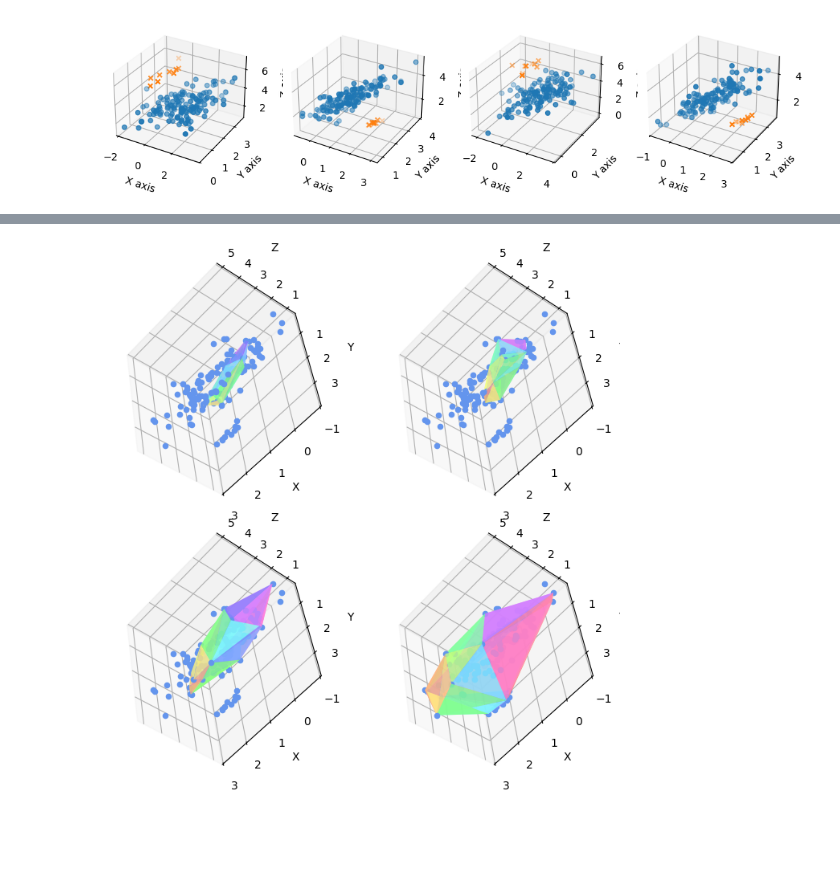
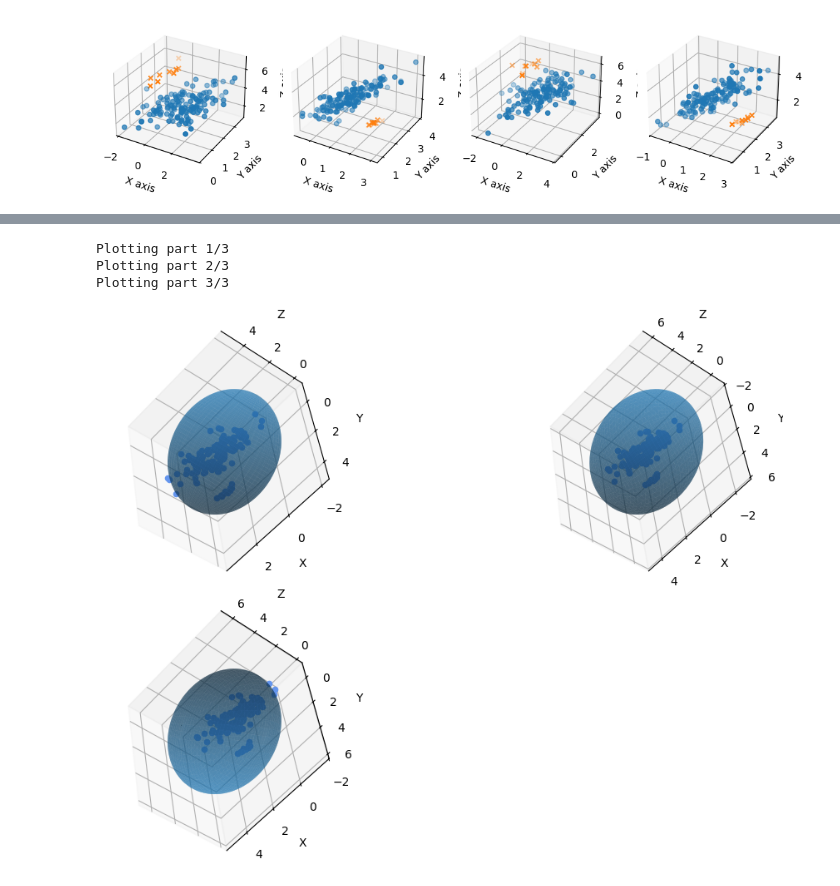
Before and after one commit to ananya-k15/data-depth, a Jupyter notebook: data_depth.ipynb, the cells around one changed output, grey strips where cells are left out. Cells and saved outputs as stored; diff of their text form; code cells hidden in the pictures; blank space fills up the shorter version.

```diff
--- a/data_depth.ipynb
+++ b/data_depth.ipynb
@@ -236,5 +241,25 @@ def split_dataset(df, column_name, n) :
 depths = L2(combined_data[:,2], combined_data)
 df = pd.DataFrame(combined_data, columns=['x', 'y', 'z'])
 df['depth'] = depths
-df.head()
+df = df.sort_values(by='depth')
+print(df.head())
+print(df.tail())
+
+# Calculate statistics
+min_depth = df['depth'].min()
+max_depth = df['depth'].max()
+depth_range = max_depth - min_depth
+mean_depth = df['depth'].mean()
+std_depth = df['depth'].std()
+
+print(f"Min Depth: {min_depth}")
+print(f"Max Depth: {max_depth}")
+print(f"Depth Range: {depth_range}")
+print(f"Mean Depth: {mean_depth}")
+print(f"Std Depth: {std_depth}")
+
+# Set tolerance to be 1 standard deviation (adjustable)
+tolerance = std_depth
+half_tolerance = tolerance/2
+third_tol = tolerance/3
 # %% [output]
@@ -311,20 +509,28 @@ def plot_convex_hull(ax, points, all, view=[30, 45, 15]) :
 # %%
-# Function to plot the progession of convex hull according to data depth
+# Function to plot the progession of ellipsoids according to data depth
 # given a dataset of points and their depths
-def convex_hull_progression(df, n=6, rows=2, columns=3, fig_size=(12, 8)) :
+def ellipsoid_progression(df, tolerance, rows=2, fig_size=(12, 8), view=[30, 120, 60]) :
     # split dataset into n parts
-    parts = split_dataset(df, 'depth', n)[::-1]
+    parts = split_dataframe_by_tolerance(df, 'depth', tolerance)[::-1]
+
+    # find number of columns
+    index, l = 0, len(parts)
+    columns = math.ceil(l/rows)
 
     # creating figure according to given specifications
     fig, axs = plt.subplots(rows, columns, figsize=fig_size, subplot_kw=dict(projection='3d'))
 
+    current_points = parts[index]
+
     # add convex hull for each part to the figure
-    index, l = 0, len(parts)
     for i in range(rows) :
         for j in range(columns) :
             if index < l :
-                plot_convex_hull(axs[i, j], parts[index], combined_data, [30, 120, 60])
+                print(f"Plotting part {index + 1}/{l}")
+                # current_points = pd.concat([parts[index], current_points])
+                current_points = parts[index]
+                plot_ellipsoid(parts[index].to_numpy()[:, :3], df.to_numpy()[:, :3], ax=axs[i, j], n_std=1.0, view=view)
                 index += 1
             else :
-                break
+                axs[i, j].axis('off')
     plt.show()
@@ -335,4 +537,7 @@ convex_hull_progression(df) # default
-# %%
-convex_hull_progression(df, 4, 2, 2, (8, 8)) # example 2
-# %% [output]
-[figure, removed]
+# %%
+ellipsoid_progression(df, 2.1*tolerance, rows=2, fig_size=(12, 8))
+# %% [output]
+Plotting part 1/3
+Plotting part 2/3
+Plotting part 3/3
+[figure, added]
```
Also changed, not shown: parts of 10 cells of this notebook, 11 other files.
